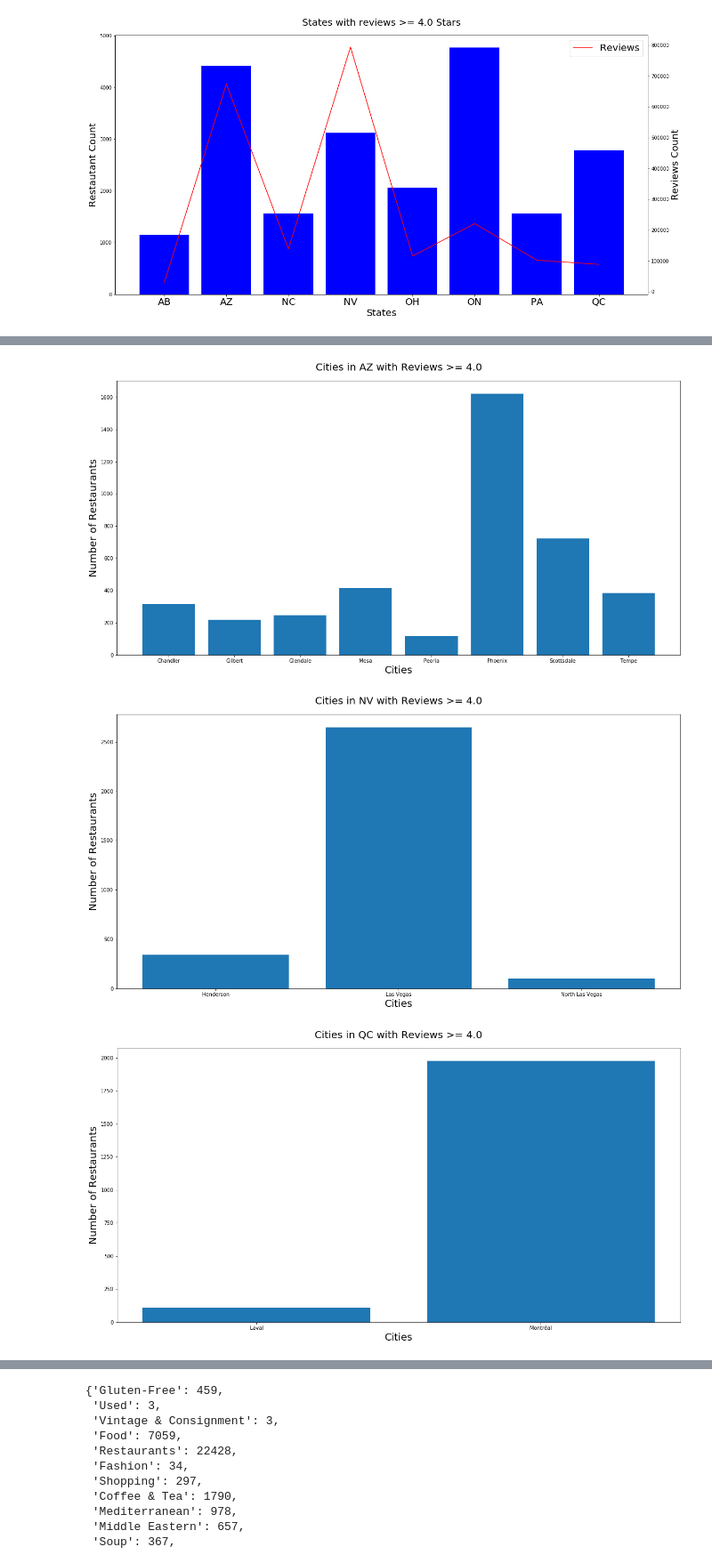
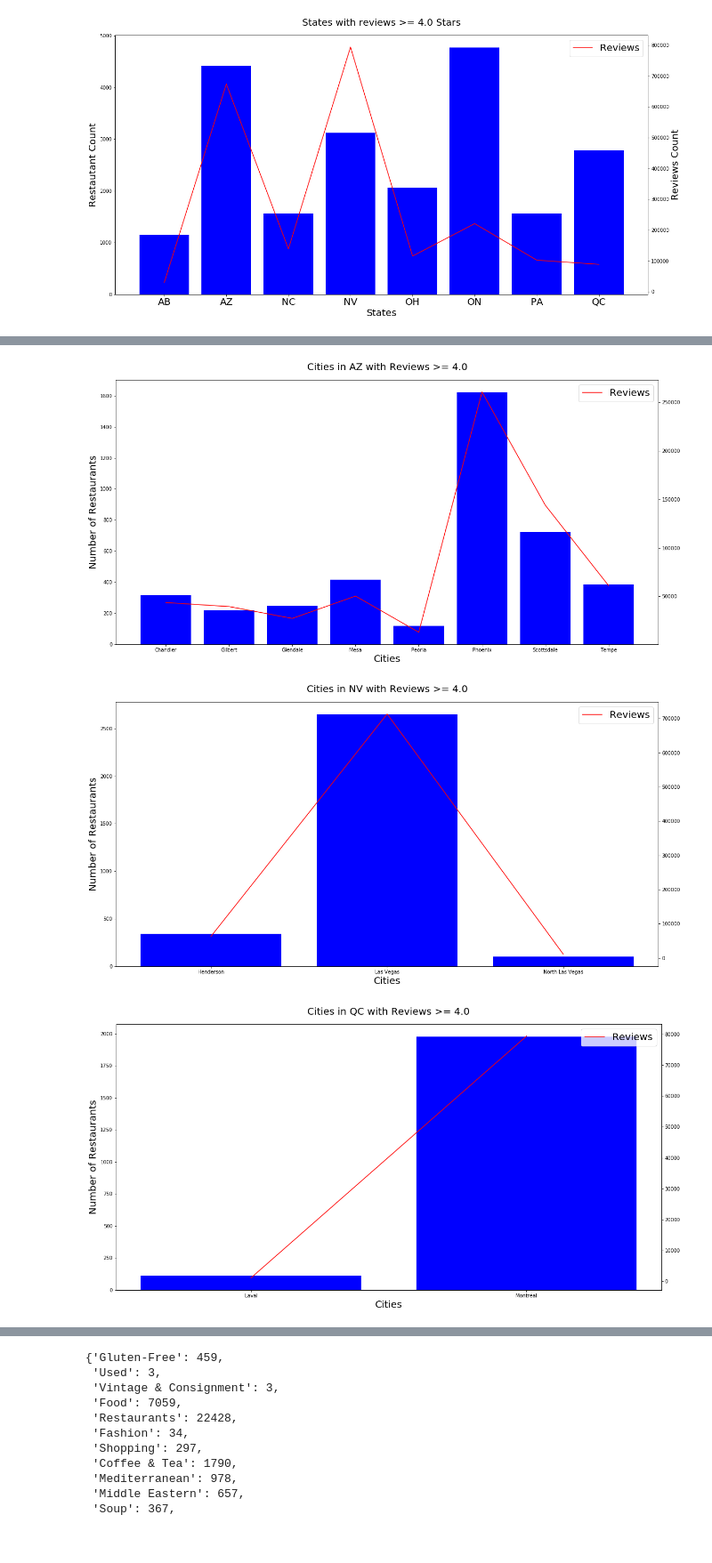
Before and after one commit to yueweng/restaurant-reviews, a Jupyter notebook: project.ipynb, the cells around one changed output, grey strips where cells are left out. Shown at 89% size. Cells and saved outputs as stored; diff of their text form; code cells hidden in the pictures; blank space fills up the shorter version.

Commit message:
update graph

```diff
--- a/project.ipynb
+++ b/project.ipynb
@@ -572,14 +572,17 @@ for s in states_stars_attributes.sort_values(by=['business_id'], ascending=False
 
 for idx, s in enumerate(st):
     fig, ax = plt.subplots(figsize=[20,10])
-    state[idx] = stars_attributes[stars_attributes['state'] == s].groupby('city').count()['business_id'].reset_index()
+    ax2 = ax.twinx()
+    state[idx] = stars_attributes[stars_attributes['state'] == s].groupby('city').agg({'business_id': 'count', 'review_count': 'sum'}).reset_index()
 
     state[idx] = state[idx][state[idx]['business_id'] >= 100]
     ax.set_title("Cities in {} with Reviews >= 4.0".format(s), fontsize=20, pad=20)
-    ax.bar(state[idx]['city'], state[idx]['business_id'])
+    ax.bar(state[idx]['city'], state[idx]['business_id'], color='blue')
+    ax2.plot(state[idx]['city'], state[idx]['review_count'], color='red', label='Reviews')
     ax.set_xlabel('Cities', fontsize=20)
     ax.set_xticklabels(state[idx]['city'])
     ax.set_ylabel('Number of Restaurants', fontsize=20)
+    plt.legend(fontsize=20)
 
     fig.savefig("images/cities_in_state_{}.png".format(s), bbox_inches = "tight")
 # %% [output]
@@ -587,6 +590,6 @@ for idx, s in enumerate(st):
-[figure, old version]
+[figure, new version]
-[figure, old version]
+[figure, new version]
-[figure, old version]
+[figure, new version]
 # %%
 cat_reviews = pd.DataFrame({'name': stars_attributes['name'], 'business_id': stars_attributes['business_id'], 'city': stars_attributes['city'], 'state': stars_attributes['state'], 'categories': stars_attributes['categories'], 'attributes': stars_attributes['attributes']})
 cat_reviews
```
Also changed, not shown: parts of 14 cells of this notebook, 14 other files.
